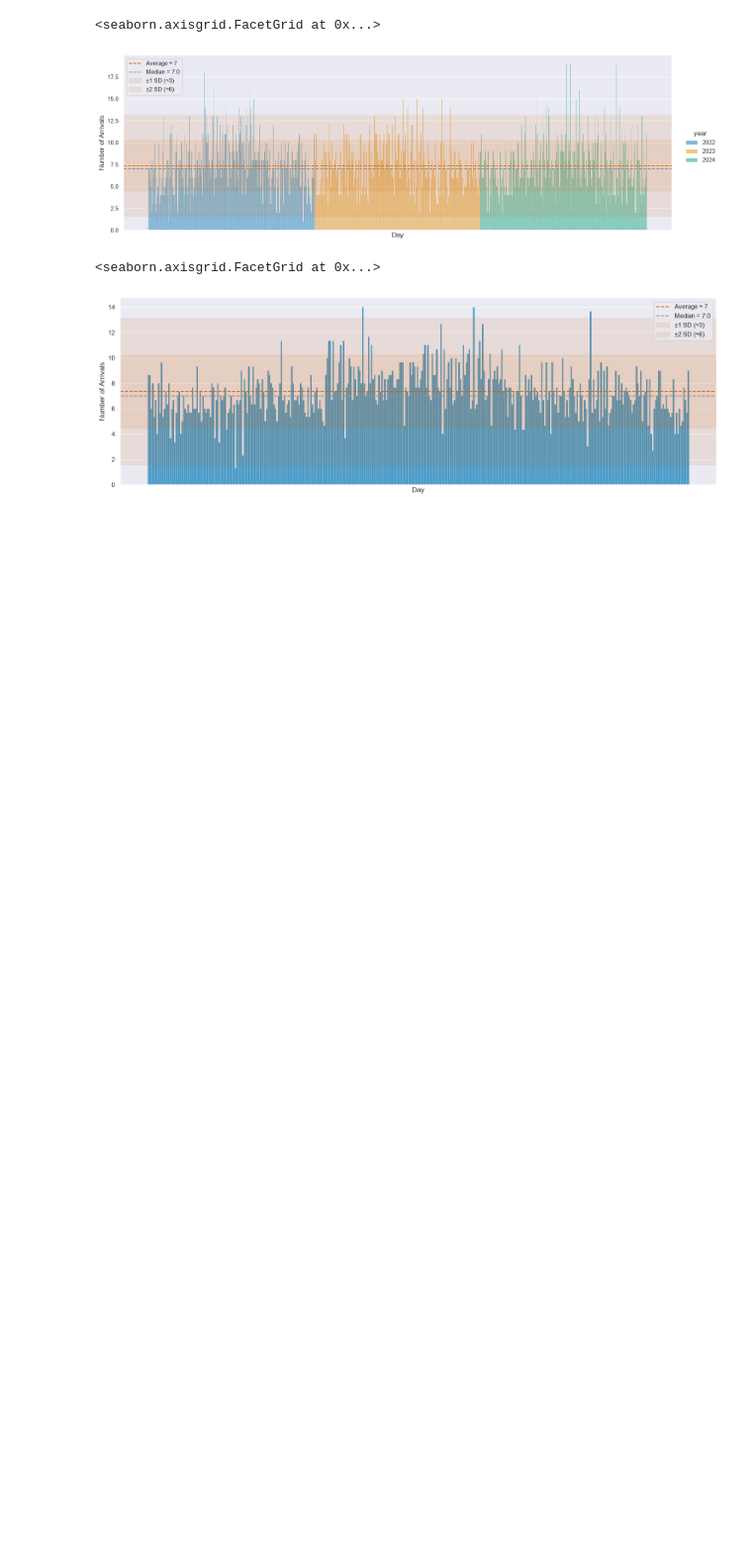
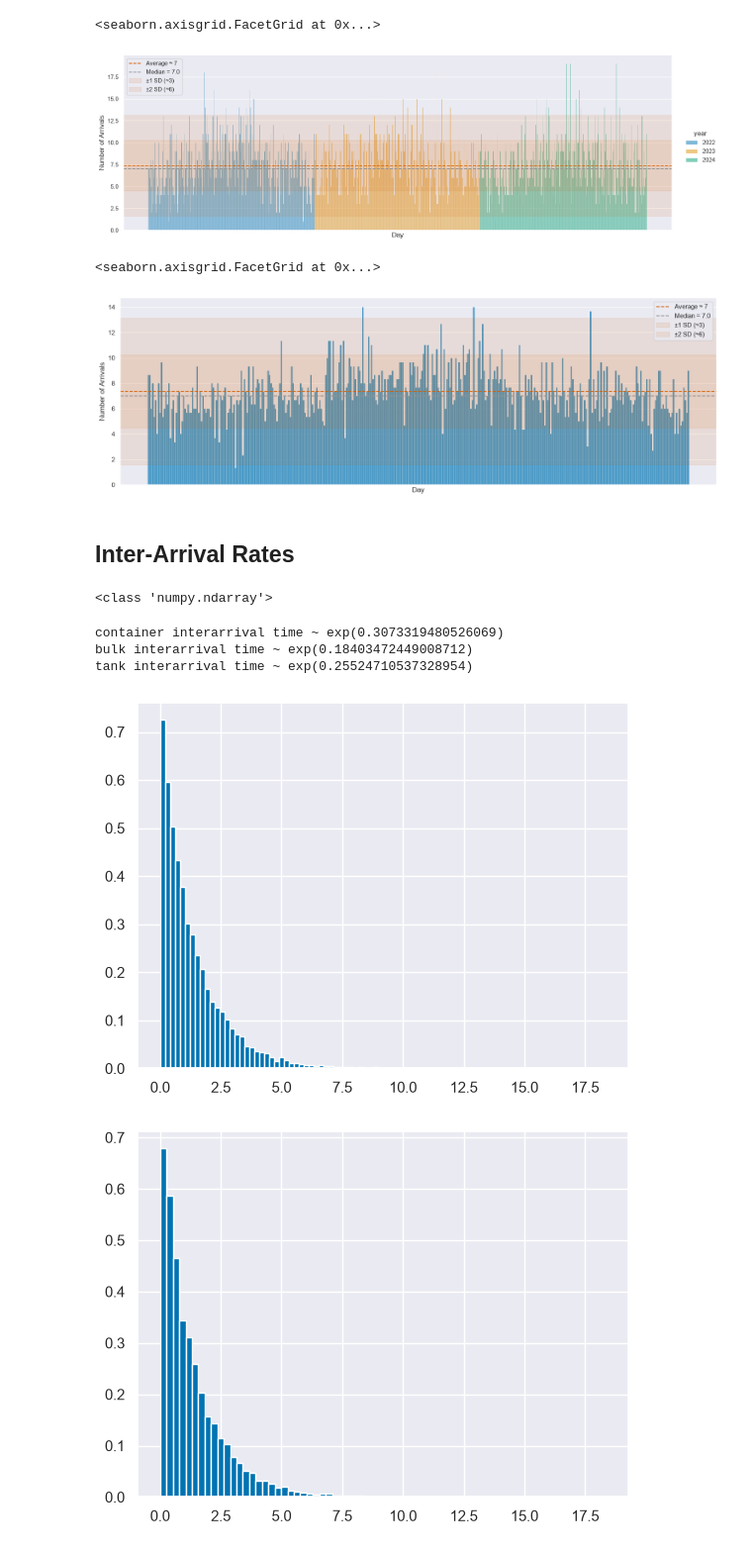
Before and after one commit to catherinekasia/simulation, a Jupyter notebook: section 2/vesselarrival.ipynb, the cells around one changed output. Shown at 99% size. Drawn from its saved outputs; the diff is of its cells as text; code cells hidden in the pictures; blank space fills up the shorter version.

```diff
--- a/section 2/vesselarrival.ipynb
+++ b/section 2/vesselarrival.ipynb
@@ -284,3 +296,54 @@ h.tight_layout()
 # %% [output]
 <seaborn.axisgrid.FacetGrid at 0x...>
 [figure]
+# %% [markdown]
+## Inter-Arrival Rates
+# %%
+arrival = rd['arrival_date'].sort_values()
+
+#convert each date into hours since first arrival
+#arrival-arrival = dt then total seconds b/c lowest value then into hours
+arrival_time = (arrival - arrival.iloc[0]).dt.total_seconds() / 3600
+
+#np from lecture
+inter_arrival_times = np.diff(arrival_time)
+
+print(type(inter_arrival_times))
+# %% [output]
+<class 'numpy.ndarray'>
+# %%
+def vessel_inter(vessel:str, rd = rd):
+    vessel_filter = rd[rd['vessel_type'] == vessel]
+    arrival = vessel_filter['arrival_date'].sort_values()
+    arrival_time = (arrival - arrival.iloc[0]).dt.total_seconds() / 3600
+    inter_arrival_times = np.diff(arrival_time)
+    return inter_arrival_times
+
+container = vessel_inter('Container')
+bulk = vessel_inter('Bulk')
+tanker = vessel_inter('Tanker')
+# %%
+def method_of_moments(array):
+    df = pd.DataFrame(array)
+    bincount = df.count() ** 0.5
+    plt.figure()
+    plt.hist(inter_arrival_times, bins = int(round(bincount.iloc[0])), rwidth = 10, density = True)
+    samplemean = mean(array)
+    param = 1/samplemean
+    return plt, samplemean, param
+# %%
+plt_cont, sample_cont, param_cont = method_of_moments(container)
+
+plt_bulk, sample_bulk, param_bulk = method_of_moments(bulk)
+
+plt_tank, sample_tank, param_tank = method_of_moments(tanker)
+
+print(f'container interarrival time ~ exp({param_cont})')
+print(f'bulk interarrival time ~ exp({param_bulk})')
+print(f'tank interarrival time ~ exp({param_tank})')
+# %% [output]
+container interarrival time ~ exp(0.3073319480526069)
+bulk interarrival time ~ exp(0.18403472449008712)
+tank interarrival time ~ exp(0.25524710537328954)
+[figure, added]
+[figure, added]
```
Also changed, not shown: parts of 7 cells of this notebook, 1 other file.
